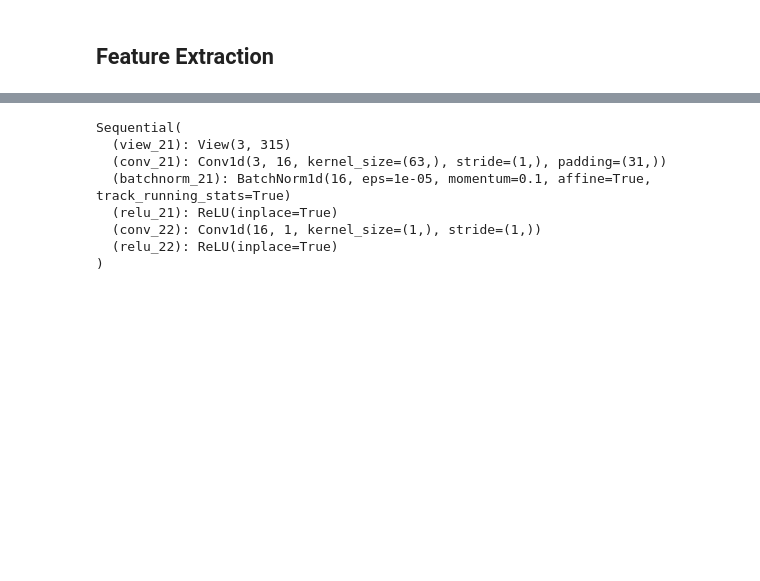
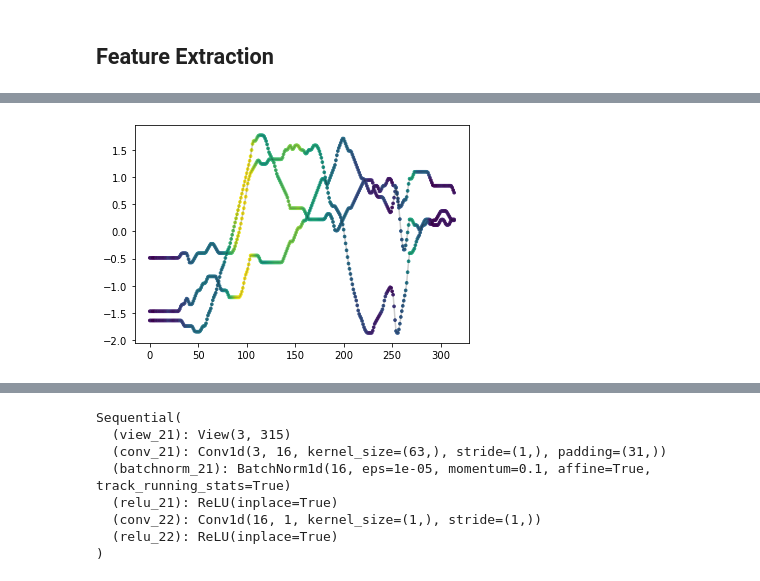
Before and after one commit to duyanhpham-brs/XAI-Multivariate-Time-Series, a Jupyter notebook: XAI_models_evaluation.ipynb, the cells around one changed output, grey strips where cells are left out. Cells and saved outputs as stored; diff of their text form; code cells hidden in the pictures; blank space fills up the shorter version.

```diff
--- a/XAI_models_evaluation.ipynb
+++ b/XAI_models_evaluation.ipynb
@@ -185,0 +213,4 @@ XCM(
+# %%
+map_activation_to_input(X_test[0], mask)
+# %% [output]
+[figure, added]
```
Also changed, not shown: parts of 19 cells of this notebook, 3 other files.
